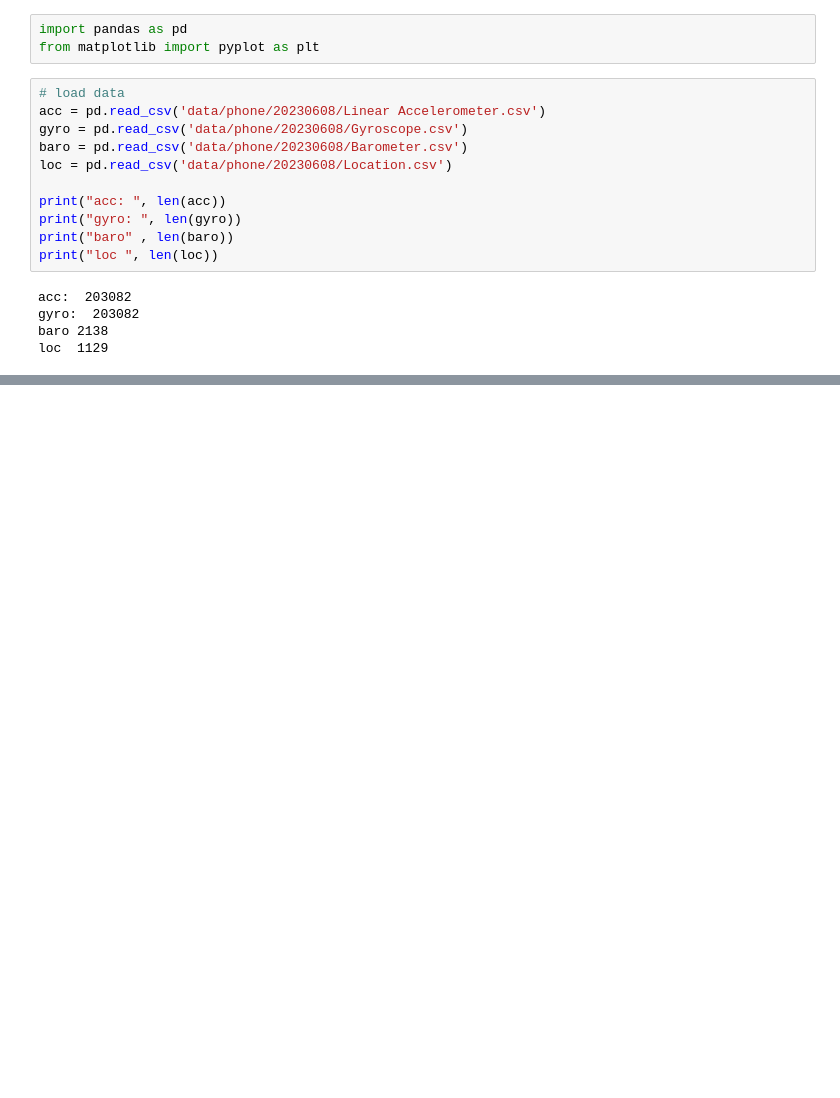
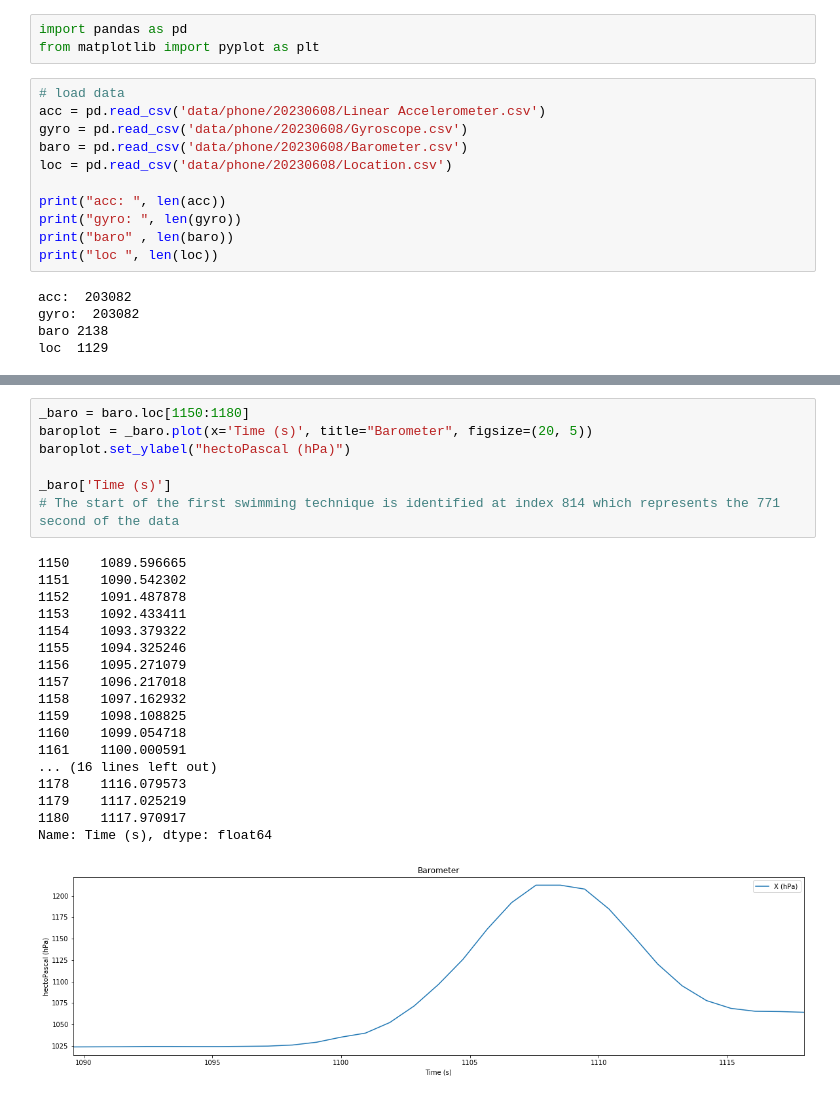
Before and after one commit to rohanzonneveld/ML4QS, a Jupyter notebook: Assignment/Exploration.ipynb, the cells around one changed output, grey strips where cells are left out. Cells and saved outputs as stored; diff of their text form; blank space fills up the shorter version.

```diff
--- a/Assignment/Exploration.ipynb
+++ b/Assignment/Exploration.ipynb
@@ -28,0 +39,26 @@ baroplot.set_ylabel("hectoPascal (hPa)")
+# %%
+_baro = baro.loc[1150:1180]
+baroplot = _baro.plot(x='Time (s)', title="Barometer", figsize=(20, 5))
+baroplot.set_ylabel("hectoPascal (hPa)")
+
+_baro['Time (s)']
+# The start of the first swimming technique is identified at index 814 which represents the 771 second of the data
+# %% [output]
+1150    1089.596665
+1151    1090.542302
+1152    1091.487878
+1153    1092.433411
+1154    1093.379322
+1155    1094.325246
+1156    1095.271079
+1157    1096.217018
+1158    1097.162932
+1159    1098.108825
+1160    1099.054718
+1161    1100.000591
+... (16 lines left out)
+1178    1116.079573
+1179    1117.025219
+1180    1117.970917
+Name: Time (s), dtype: float64
+[figure, added]
```
Also changed, not shown: parts of 4 cells of this notebook.
